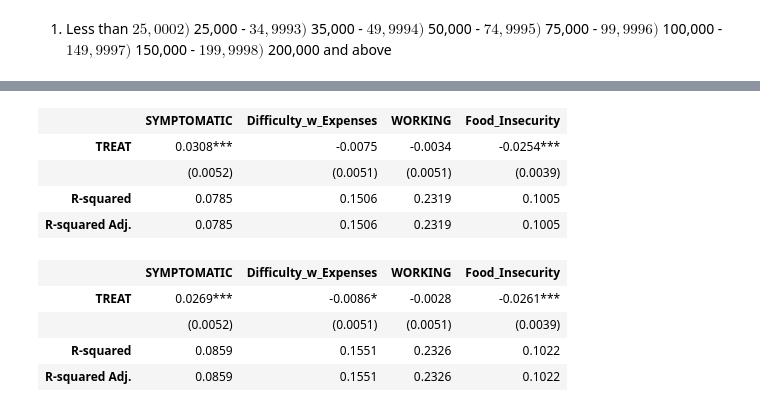
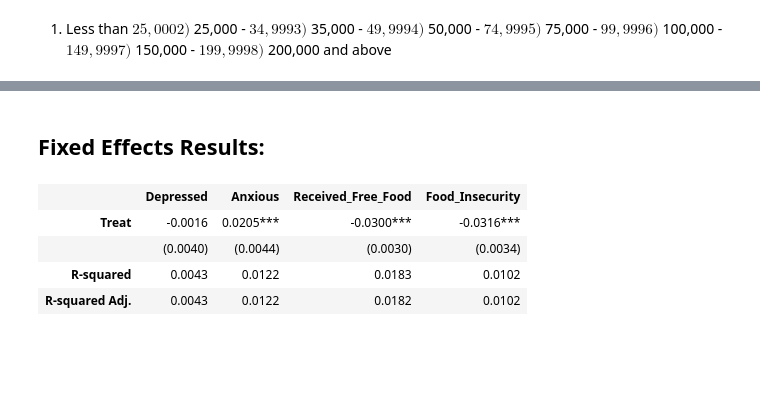
Before and after one commit to peter-amerkhanian/CTC-Evaluation, a Jupyter notebook: pp290_ctc.ipynb, the cells around one changed output, grey strips where cells are left out. Saved outputs shown, nothing was run; the diff lists cells and outputs as text; code cells hidden in the pictures; blank space fills up the shorter version.

```diff
--- a/pp290_ctc.ipynb
+++ b/pp290_ctc.ipynb
@@ -87,17 +78,18 @@ df_m = df.query("INCOME < 6")
 # %%
 sns.set_context("talk")
 fig, ax = plt.subplots(2, 2, figsize=(16, 10))
-dependent_vars = ['SYMPTOMATIC', 'Difficulty_w_Expenses', 'WORKING', 'Food_Insecurity']
-titles = ['Depression/Anxiety', 'Difficulty with Expenses', 'Working', 'Food Insecurity']
+dependent_vars = ['Depressed', 'Anxious', 'Received_Free_Food', 'Food_Insecurity']
+titles = ['Depressed', 'Anxious', 'Received Free Food', 'Food Insecurity']
 counter = 0
 for i in range(2):
     for j in range(2):
-        df_m.pivot_table(columns="CTC_Eligible", index="WEEK", values=dependent_vars[counter]).plot(ax=ax[i, j], legend=False)
+        df_m.pivot_table(columns="Eligible", index="Week", values=dependent_vars[counter]).plot(ax=ax[i, j], legend=False)
         ax[i, j].axvline(33, c='tab:green', linestyle="--", alpha=.7)
-        ax[i, j].axvline(39, c='tab:red', linestyle="--", alpha=.7)
+        ax[i, j].axvline(40, c='tab:red', linestyle="--", alpha=.7)
         ax[i, j].set_title(titles[counter])
         ax[i, j].set_xlabel("Pulse Week")
         counter += 1
 ax[0, 1].legend(["Ineligible", "Eligible", "CTC Expansion", "End of Expansion"], loc="upper right", bbox_to_anchor=(1.6, 1))
 fig.tight_layout();
+fig.savefig(f"figures/trendlines_incomegroup_{income_threshold}.png", dpi=300, facecolor=fig.get_facecolor())
 # %% [output]
@@ -112,17 +110,15 @@ controls
 # %%
 dids = []
 for var in dependent_vars:
-    formula = f"{var} ~  CTC_Eligible + POST + {controls} + TREAT"
+    formula = f"{var} ~  Eligible + Post + {controls} + Treat"
     basic_did = (
         sm.WLS.from_formula(
             formula,
             data=df_m,
-            weights=df_m['HWEIGHT']
+            weights=df_m['Household_Weight']
         ).fit(cov_type="HC1"))
+    basic_did.save(f"models/{var}_did_model_group_{income_threshold}.p")
     dids.append(basic_did)
-# %%
-with open("models/did_models.p", "wb") as f:
-    pickle.dump(dids, f)
 # %%
 summary_col([*dids], stars=True)
 # %% [output]
@@ -145,9 +136,27 @@ summary_col([*dids], stars=True)
+# %%
+fe_dids = []
+for var in dependent_vars:
+    formula = f"{var} ~  Eligible + C(Week) + {controls} + Treat"
+    model_path = f"models/{var}_fe_model_group_{income_threshold}.p"
+    if os.path.exists(model_path):
+        print("Loading", var, "locally")
+        fixed_effects_did = load_pickle(model_path)
+    fixed_effects_did = (
+        sm.WLS.from_formula(
+            formula,
+            data=df_m,
+            weights=df_m['Household_Weight']
+            ).fit(cov_type="HC1"))
+    fixed_effects_did.save(model_path)
+    fe_dids.append(fixed_effects_did)
+# %% [markdown]
+## Fixed Effects Results:
 # %%
-summary_col([*dids], stars=True, regressor_order=["TREAT"], drop_omitted=True)
+summary_col([*fe_dids], stars=True, regressor_order=["Treat"], drop_omitted=True)
 # %% [output]
-|  | SYMPTOMATIC | Difficulty_w_Expenses | WORKING | Food_Insecurity |
-| TREAT | 0.0308*** | -0.0075 | -0.0034 | -0.0254*** |
-|  | (0.0052) | (0.0051) | (0.0051) | (0.0039) |
-| R-squared | 0.0785 | 0.1506 | 0.2319 | 0.1005 |
-| R-squared Adj. | 0.0785 | 0.1506 | 0.2319 | 0.1005 |
+|  | Depressed | Anxious | Received_Free_Food | Food_Insecurity |
+| Treat | -0.0016 | 0.0205*** | -0.0300*** | -0.0316*** |
+|  | (0.0040) | (0.0044) | (0.0030) | (0.0034) |
+| R-squared | 0.0043 | 0.0122 | 0.0183 | 0.0102 |
+| R-squared Adj. | 0.0043 | 0.0122 | 0.0182 | 0.0102 |
 # %%
@@ -167,8 +173,0 @@ with open("models/fe_models.p", "wb") as f:
-# %%
-summary_col([*fe_dids], stars=True, regressor_order=["TREAT"], drop_omitted=True)
-# %% [output]
-|  | SYMPTOMATIC | Difficulty_w_Expenses | WORKING | Food_Insecurity |
-| TREAT | 0.0269*** | -0.0086* | -0.0028 | -0.0261*** |
-|  | (0.0052) | (0.0051) | (0.0051) | (0.0039) |
-| R-squared | 0.0859 | 0.1551 | 0.2326 | 0.1022 |
-| R-squared Adj. | 0.0859 | 0.1551 | 0.2326 | 0.1022 |
```
Also changed, not shown: parts of 33 cells of this notebook, 8 other files.
